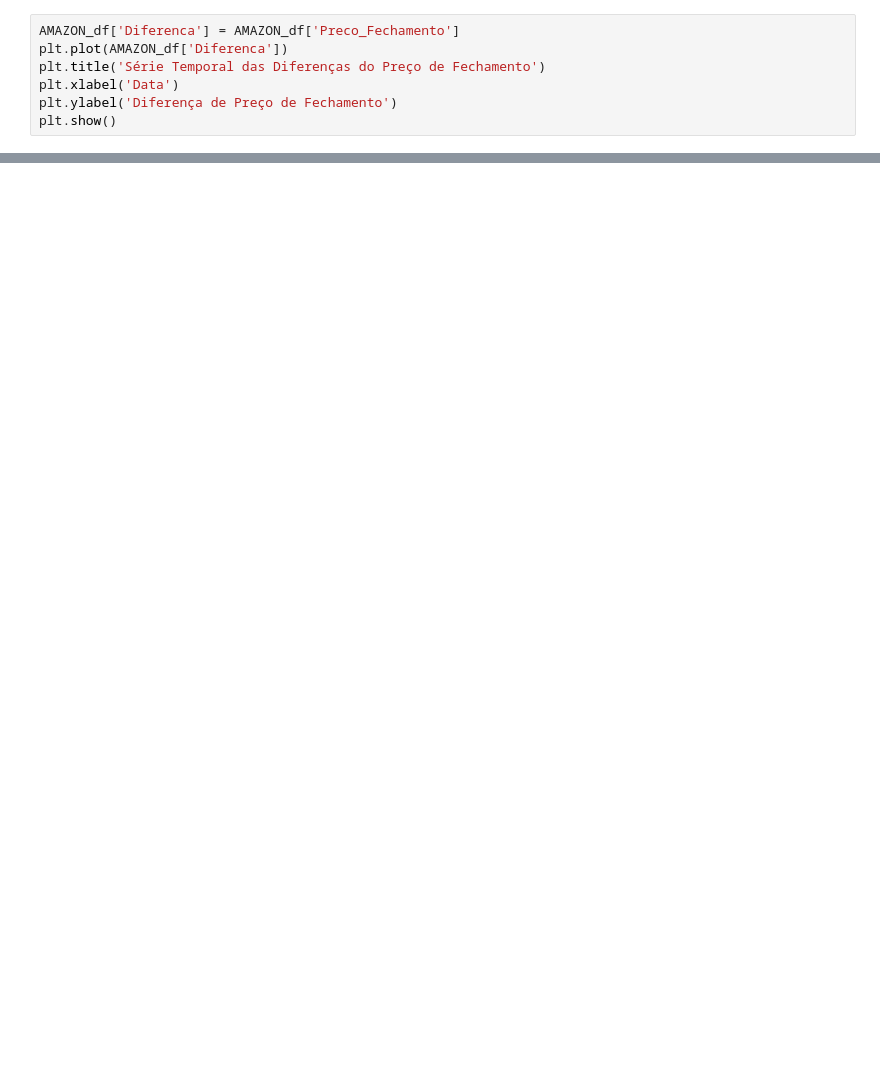
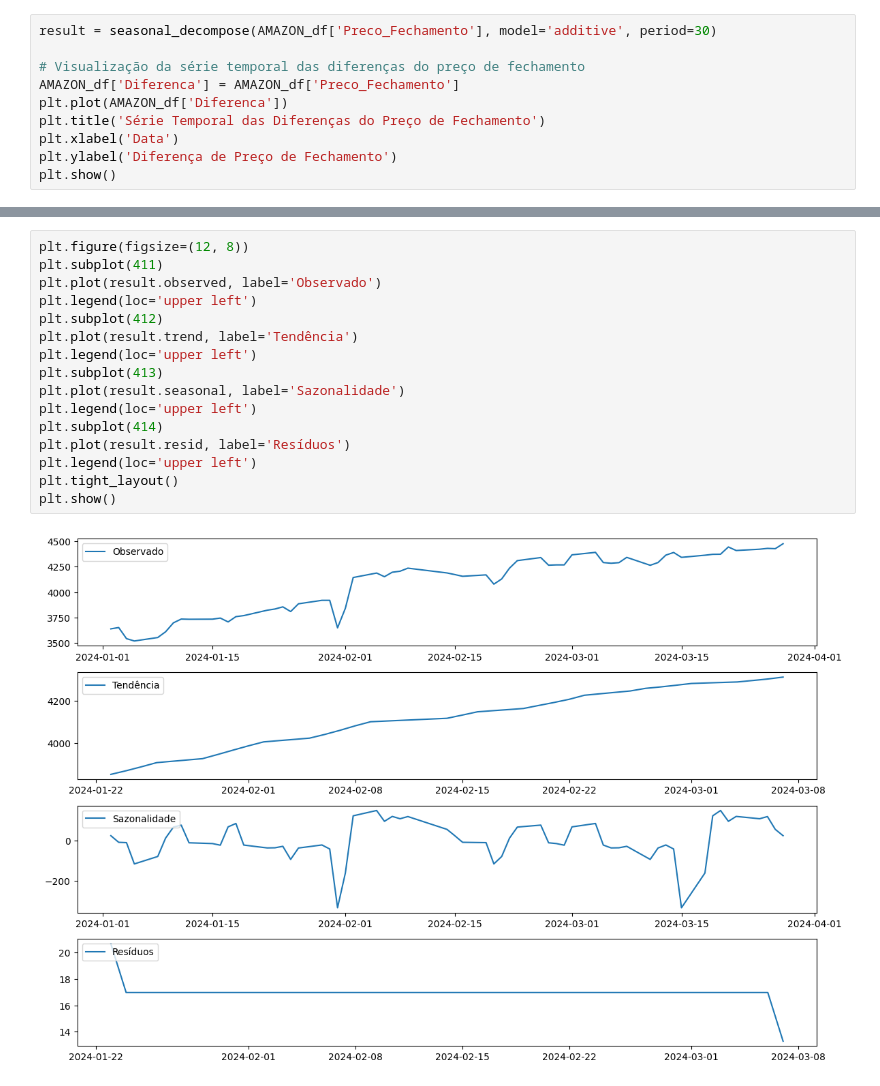
Before and after one commit to sergiolfaria/Atividades_Ciencia_De_Dados, a Jupyter notebook: Trabalho Arima/Arima.ipynb, the cells around one changed output, grey strips where cells are left out. Drawn from its saved outputs; the diff is of its cells as text; blank space fills up the shorter version.

```diff
--- a/Trabalho Arima/Arima.ipynb
+++ b/Trabalho Arima/Arima.ipynb
@@ -41,4 +41,7 @@ plt.show()
 # %%
+result = seasonal_decompose(AMAZON_df['Preco_Fechamento'], model='additive', period=30)
+
+# Visualização da série temporal das diferenças do preço de fechamento
 AMAZON_df['Diferenca'] = AMAZON_df['Preco_Fechamento']
 plt.plot(AMAZON_df['Diferenca'])
 plt.title('Série Temporal das Diferenças do Preço de Fechamento')
@@ -90 +110,19 @@ previsoes = resultado.predict(start=len(AMAZON_df), end=len(AMAZON_df)+horizonte
+# %%
+plt.figure(figsize=(12, 8))
+plt.subplot(411)
+plt.plot(result.observed, label='Observado')
+plt.legend(loc='upper left')
+plt.subplot(412)
+plt.plot(result.trend, label='Tendência')
+plt.legend(loc='upper left')
+plt.subplot(413)
+plt.plot(result.seasonal, label='Sazonalidade')
+plt.legend(loc='upper left')
+plt.subplot(414)
+plt.plot(result.resid, label='Resíduos')
+plt.legend(loc='upper left')
+plt.tight_layout()
+plt.show()
+# %% [output]
+[figure, added]
 # %%
```
Also changed, not shown: parts of 18 cells of this notebook, 1 other file.
